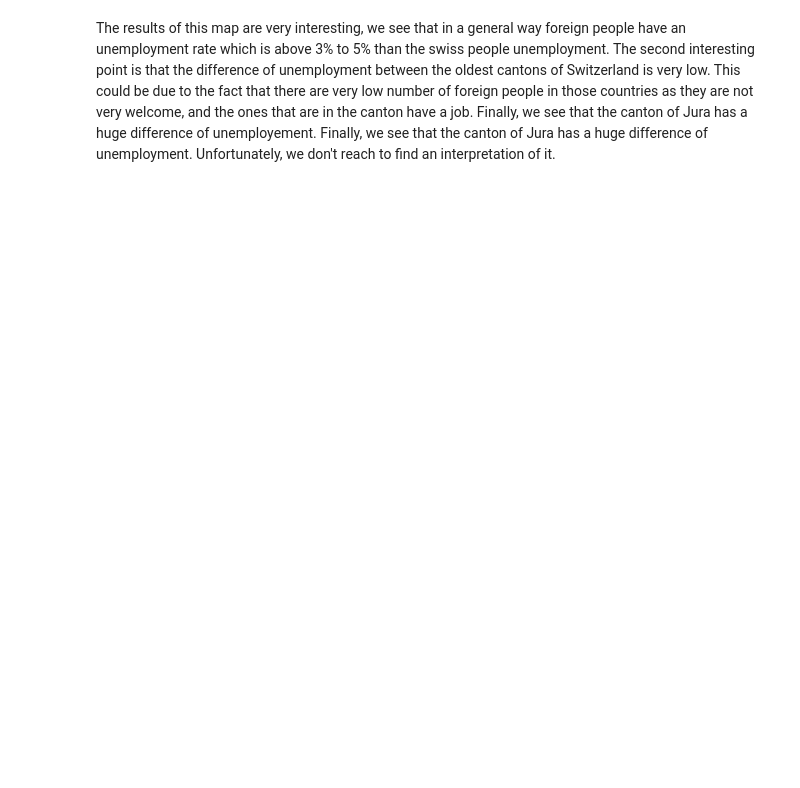
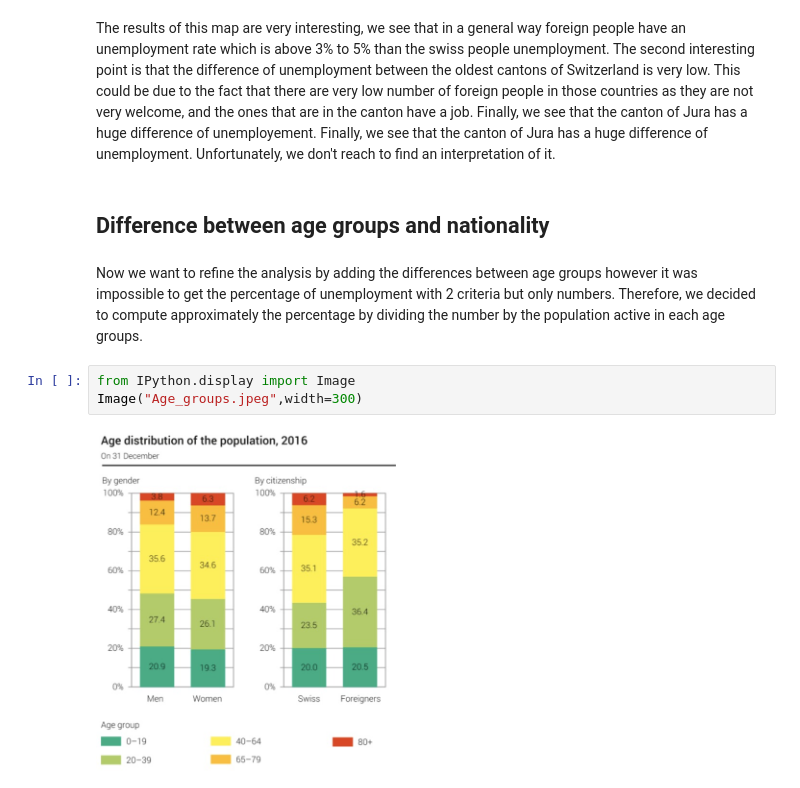
Before and after one commit to Babas10/ADA_JEX2017, a Jupyter notebook: HomeWork/03 - Interactive Viz/HomeWork3Final.ipynb, the cells around one changed output. Saved outputs shown, nothing was run; the diff lists cells and outputs as text; blank space fills up the shorter version.

```diff
--- a/HomeWork/03 - Interactive Viz/HomeWork3Final.ipynb
+++ b/HomeWork/03 - Interactive Viz/HomeWork3Final.ipynb
@@ -391,3 +393,12 @@ m_swiss
 [interactive output not drawn]
 # %% [markdown]
 The results of this map are very interesting, we see that in a general way foreign people have an unemployment rate which is above 3% to 5% than the swiss people unemployment. The second interesting point is that the difference of unemployment between the oldest cantons of Switzerland is very low. This could be due to the fact that there are very low number of foreign people in those countries as they are not very welcome, and the ones that are in the canton have a job. Finally, we see that the canton of Jura has a huge difference of unemployement. Finally, we see that the canton of Jura has a huge difference of unemployment. Unfortunately, we don't reach to find an interpretation of it.
+# %% [markdown]
+## Difference between age groups and nationality
+# %% [markdown]
+Now we want to refine the analysis by adding the differences between age groups however it was impossible to get the percentage of unemployment with 2 criteria but only numbers. Therefore, we decided to compute approximately the percentage by dividing the number by the population active in each age groups.
+# %%
+from IPython.display import Image
+Image("Age_groups.jpeg",width=300)
+# %% [output]
+[figure, added]
```
Also changed, not shown: parts of 11 cells of this notebook, 6 other files.
